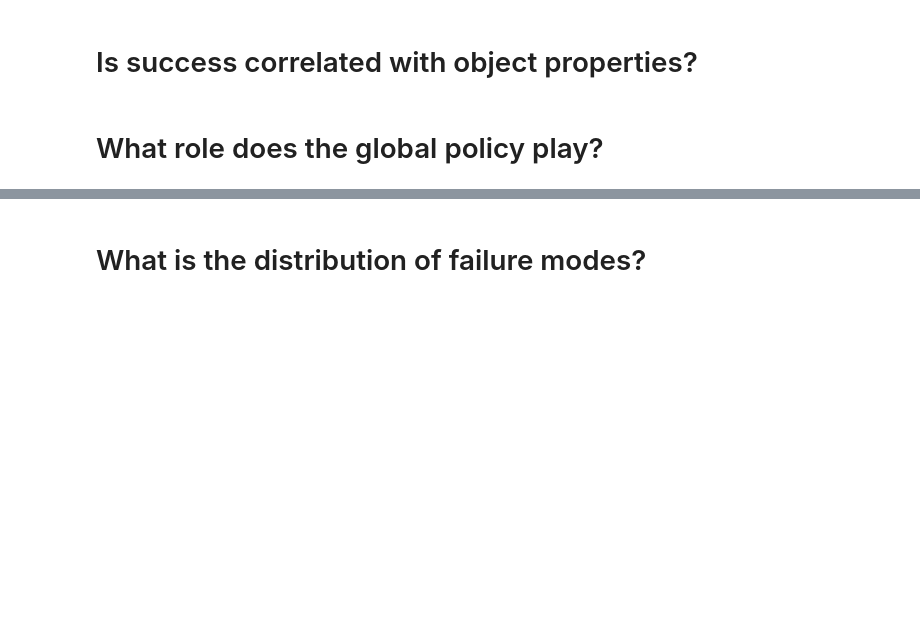
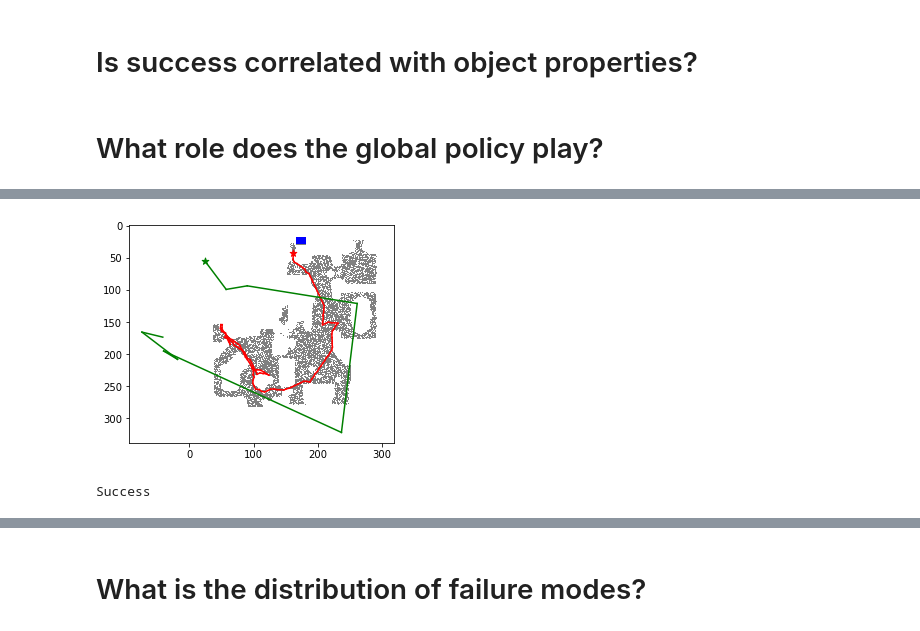
Before and after one commit to rish-raghu/Object-Goal-Navigation, a Jupyter notebook: Analysis.ipynb, the cells around one changed output, grey strips where cells are left out. Drawn from its saved outputs; the diff is of its cells as text; code cells hidden in the pictures; blank space fills up the shorter version.

```diff
--- a/Analysis.ipynb
+++ b/Analysis.ipynb
@@ -220 +295,6 @@ goal map dims (149, 239)
 Success
+# %%
+sem_map = render_episode(80, render_goals=True)
+# %% [output]
+[figure, added]
+Success
```
Also changed, not shown: parts of 31 cells of this notebook.
